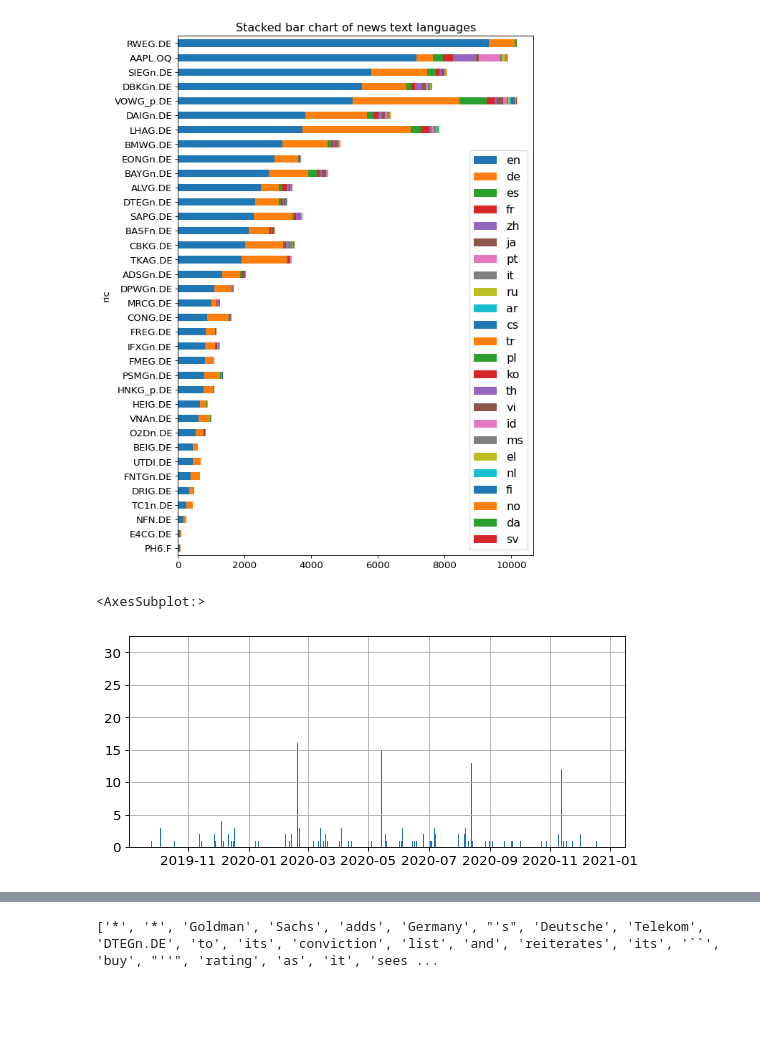
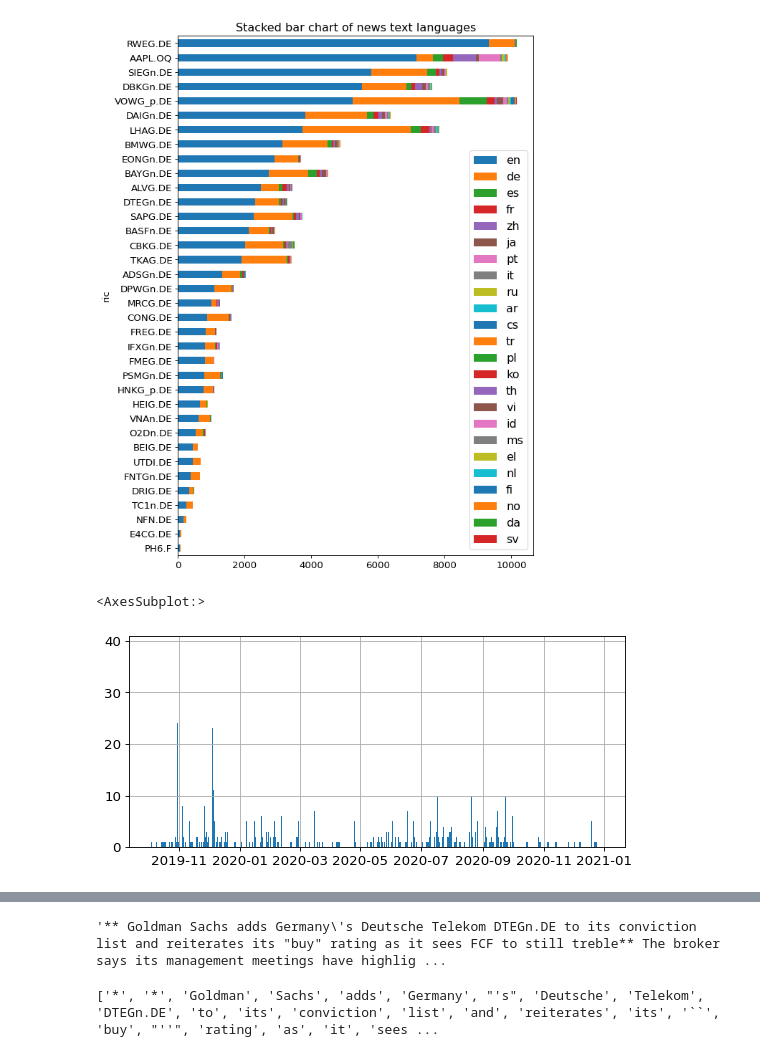
Before and after one commit to dany-kuznetsov/trade_get_news_true_way, a Jupyter notebook: news_exploratory_analysis.ipynb, the cells around one changed output, grey strips where cells are left out. Drawn from its saved outputs; the diff is of its cells as text; code cells hidden in the pictures; blank space fills up the shorter version.

```diff
--- a/news_exploratory_analysis.ipynb
+++ b/news_exploratory_analysis.ipynb
@@ -206,16 +210,20 @@ plt.title('Stacked bar chart of news text languages')
 Text(0.5, 1.0, 'Stacked bar chart of news text languages')
 [figure]
 # %%
-# Как часто публикуются новости у одной компании (почасовая разбивка 15 месяцев)
-all_headlines_df[(all_headlines_df['ric'] == 'DTEGn.DE')]['versionCreated'].hist(bins=(365+90)*24)
+# Как часто публикуются новости у одной компании (почасовая разбивка 15 месяцев) # VOWG_p.DE, DTEGn.DE
+all_headlines_df[(all_headlines_df['ric'] == 'VOWG_p.DE')]['versionCreated'].hist(bins=(365+90)*24)
 # %% [output]
 <AxesSubplot:>
-[figure, old version]
+[figure, new version]
 # %%
 all_headlines_df.head(1)
 # %% [output]
 |  | ric | versionCreated | headline | storyId | sourceCode | story | story_lang | story_wo_html | story_len |
 | 0 | DTEGn.DE | 2020-12-23 18:25:27.865000+00:00 | IGN Igen Networks joins T-Mobile ... | urn:newsml:reuters.com:20201223:n... | NS:CNSWCH | <div class="storyContent" lang="e... | en | Igen Networks Corp. has joined th... | 1827 |
+# %%
+all_headlines_df.loc[500, 'story_wo_html']
+# %% [output]
+'** Goldman Sachs adds Germany\'s Deutsche Telekom DTEGn.DE to its conviction list and reiterates its "buy" rating as it sees FCF to still treble** The broker says its management meetings have highlig ...
 # %%
 import nltk
 # nltk.download('punkt')
```
Also changed, not shown: parts of 3 cells of this notebook.
